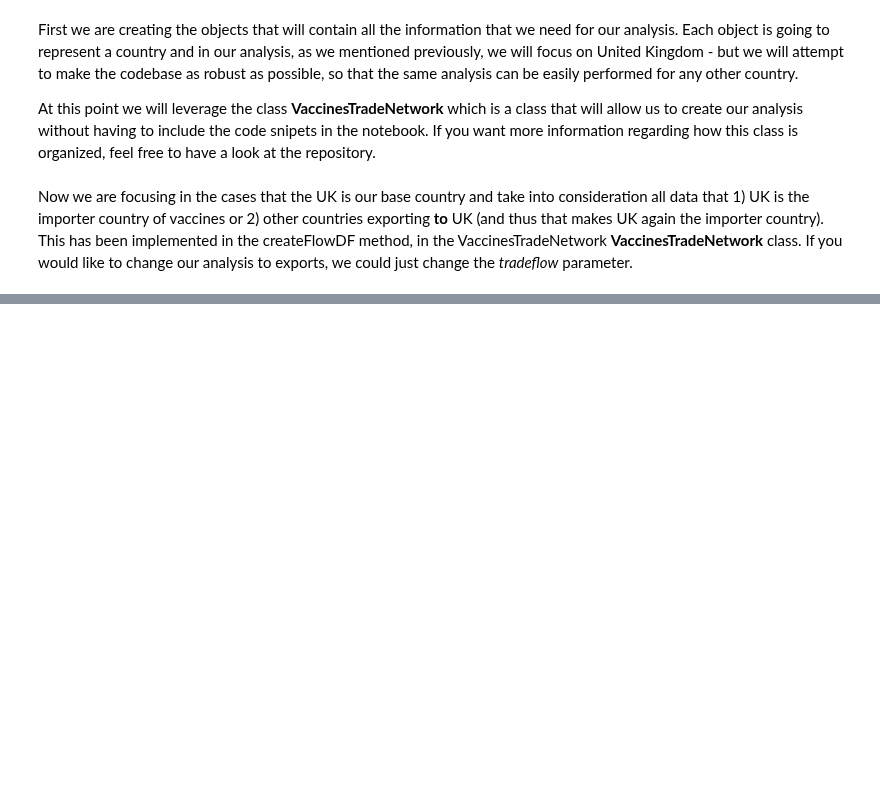
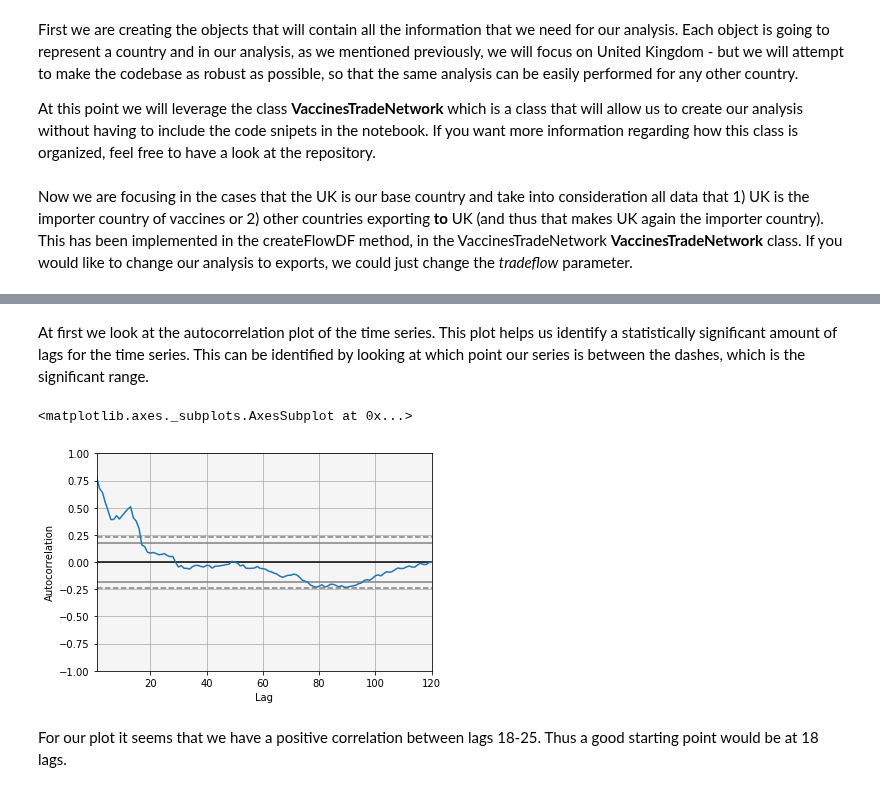
Before and after one commit to gpsyrou/Vaccines_Trade_Network, a Jupyter notebook: Jupyter_Notebooks/Vaccines_Network_JN.ipynb, the cells around one changed output, grey strips where cells are left out. Drawn from its saved outputs; the diff is of its cells as text; code cells hidden in the pictures; blank space fills up the shorter version.

```diff
--- a/Jupyter_Notebooks/Vaccines_Network_JN.ipynb
+++ b/Jupyter_Notebooks/Vaccines_Network_JN.ipynb
@@ -352,3 +366,14 @@ from pandas.tools.plotting import autocorrelation_plot, lag_plot
 from statsmodels.tsa.stattools import acf, pacf, adfuller
 from statsmodels.graphics.tsaplots import plot_acf, plot_pacf
 from statsmodels.tsa.arima_model import ARIMA
+# %% [markdown]
+At first we look at the autocorrelation plot of the time series. This plot helps us identify a statistically significant amount of lags for the time series. This can be identified by looking at which point our series is between
+the dashes, which is the significant range.
+# %%
+autocorrelation_plot(united_kingdom_ts['Trade Value (US$)'])
+# %% [output]
+<matplotlib.axes._subplots.AxesSubplot at 0x...>
+[figure, added]
+# %% [markdown]
+For our plot it seems that we have a positive correlation between lags 18-25.
+Thus a good starting point would be at 18 lags.
```
Also changed, not shown: parts of 2 cells of this notebook.
